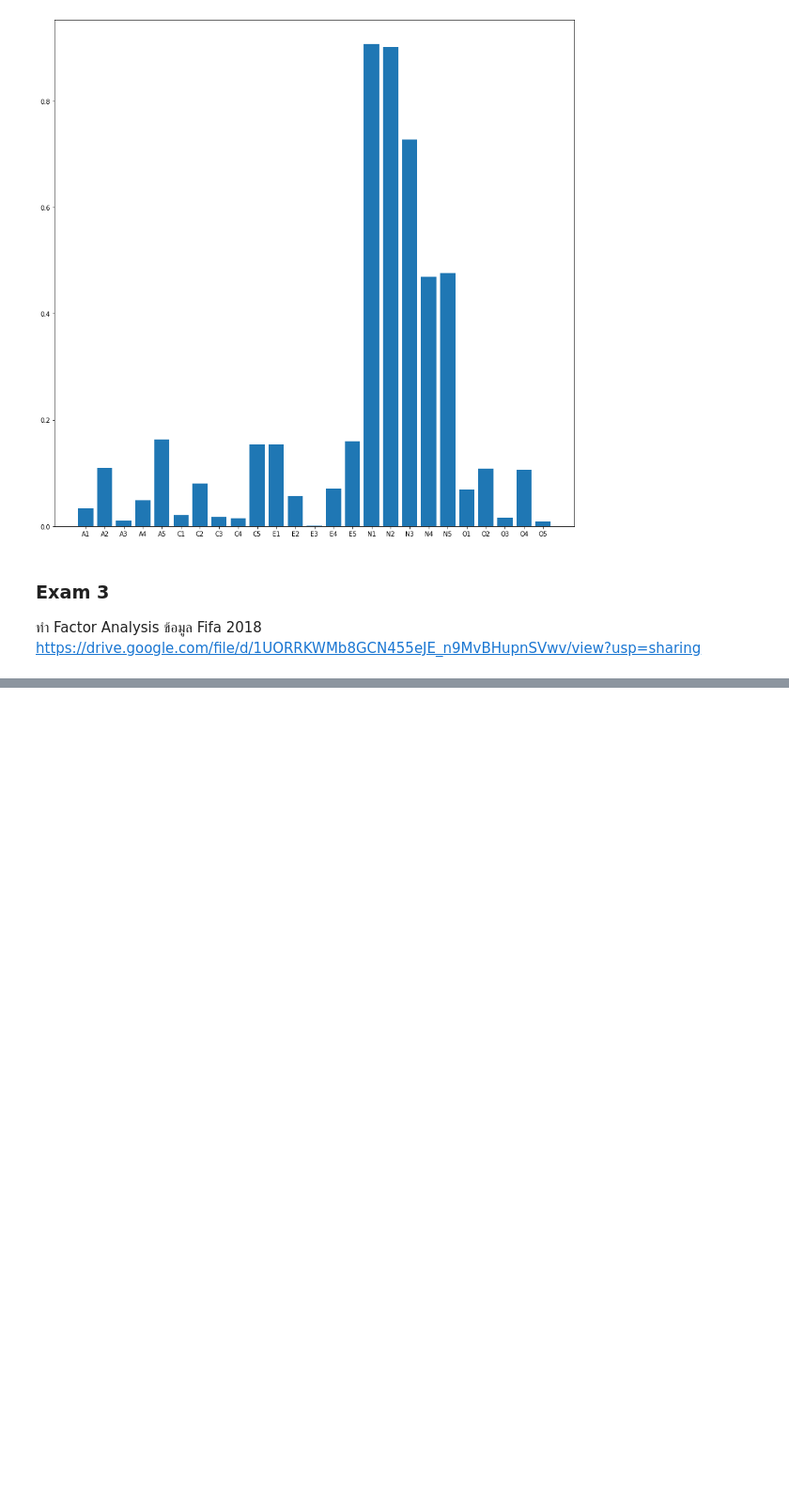
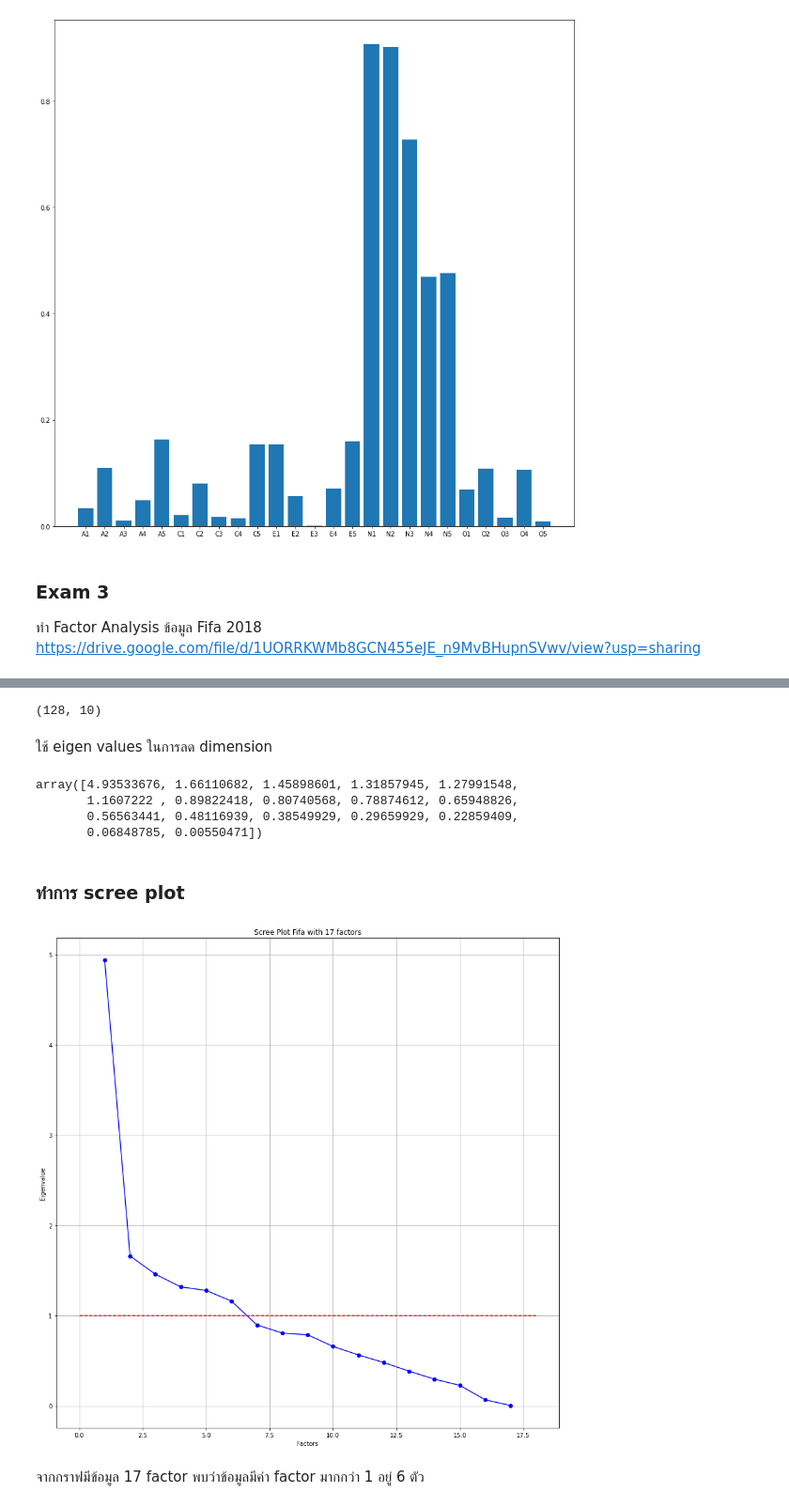
Before and after one commit to Kanyarat-S/multivariate, a Jupyter notebook: Chapter_5_Factor_Analysis.ipynb, the cells around one changed output, grey strips where cells are left out. Shown at 94% size. Drawn from its saved outputs; the diff is of its cells as text; code cells hidden in the pictures; blank space fills up the shorter version.

Commit message:
Exam03

```diff
--- a/Chapter_5_Factor_Analysis.ipynb
+++ b/Chapter_5_Factor_Analysis.ipynb
@@ -214,0 +217,3 @@ plt.bar(range(25),np.absolute(fa2.loadings_[:,0]),tick_label=BFI_data_dropped.co
+# %%
+exam = pd.read_csv('/content/FIFA 2018 Statistics.csv')
+exam
@@ -214,0 +240,3 @@ plt.bar(range(25),np.absolute(fa2.loadings_[:,0]),tick_label=BFI_data_dropped.co
+# %%
+exam_drop = exam.iloc[:,3:20] ##กำหนดคอลัมน์ที่ต้องการคือตั้งแต่ Goal - scored จนถึง red
+exam_drop
@@ -214,0 +288,32 @@ plt.bar(range(25),np.absolute(fa2.loadings_[:,0]),tick_label=BFI_data_dropped.co
+# %%
+from factor_analyzer import FactorAnalyzer ## import ข้อมูล
+ex_fa = FactorAnalyzer(n_factors=10) ## กำหนดขนาดที่เลือก
+data_ex_fa = ex_fa.fit_transform(exam_drop)
+# %%
+data_ex_fa.shape ## ตรวจสอบขนาดข้อมูล
+# %% [output]
+(128, 10)
+# %% [markdown]
+ใช้ eigen values ในการลด dimension
+# %%
+ev,v = ex_fa.get_eigenvalues()
+ev
+# %% [output]
+array([4.93533676, 1.66110682, 1.45898601, 1.31857945, 1.27991548,
+       1.1607222 , 0.89822418, 0.80740568, 0.78874612, 0.65948826,
+       0.56563441, 0.48116939, 0.38549929, 0.29659929, 0.22859409,
+       0.06848785, 0.00550471])
+# %% [markdown]
+###  ทำการ scree plot
+# %%
+plt.plot(range(1,exam_drop.shape[1]+1),ev,'bo-')
+plt.plot([0,exam_drop.shape[1]+1],[1,1],'r--')
+plt.title('Scree Plot Fifa with 17 factors')
+plt.xlabel('Factors')
+plt.ylabel('Eigenvalue')
+plt.grid()
+plt.show()
+# %% [output]
+[figure, added]
+# %% [markdown]
+จากกราฟมีข้อมูล 17 factor พบว่าข้อมูลมีค่า factor มากกว่า 1 อยู่ 6 ตัว
```
Also changed, not shown: parts of 24 cells of this notebook.
